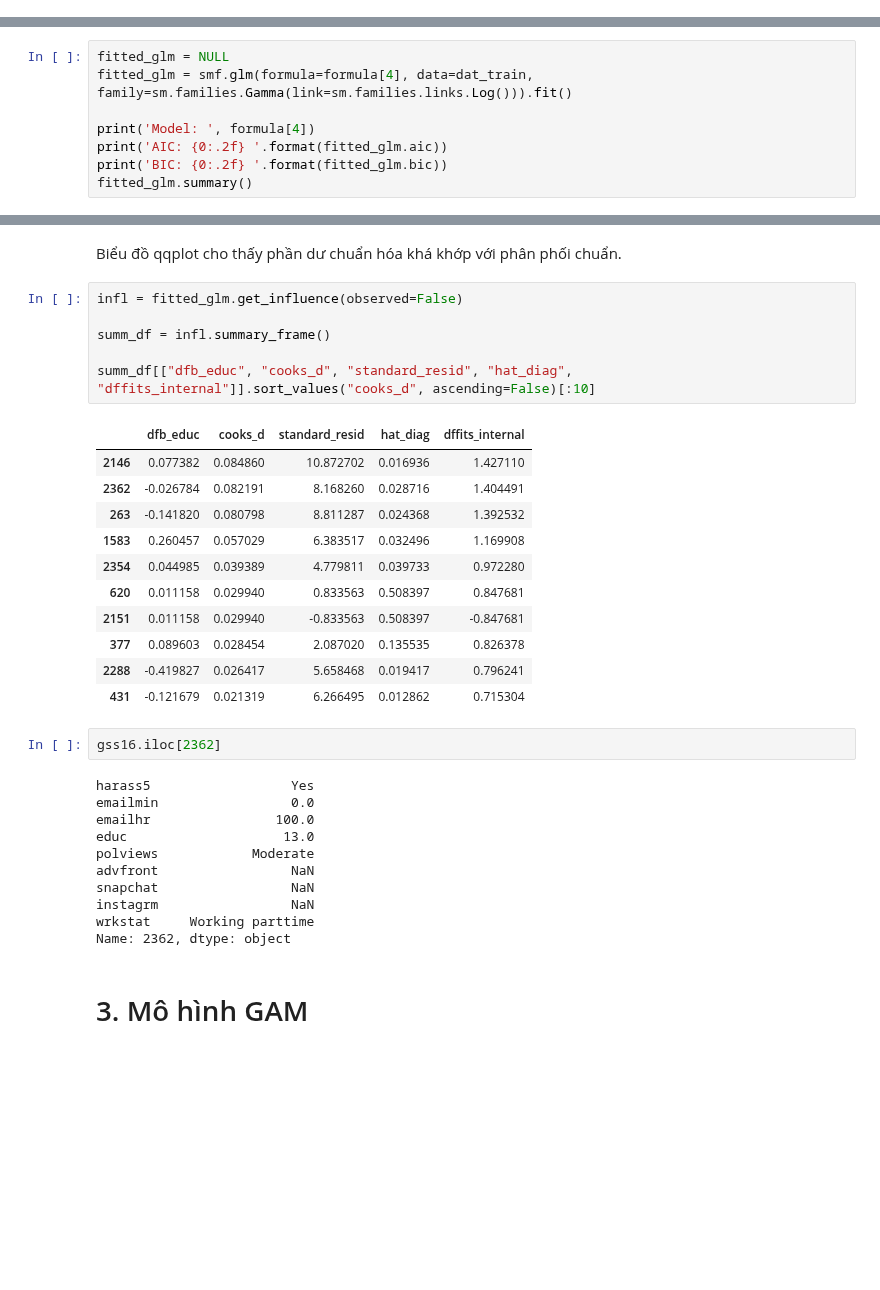
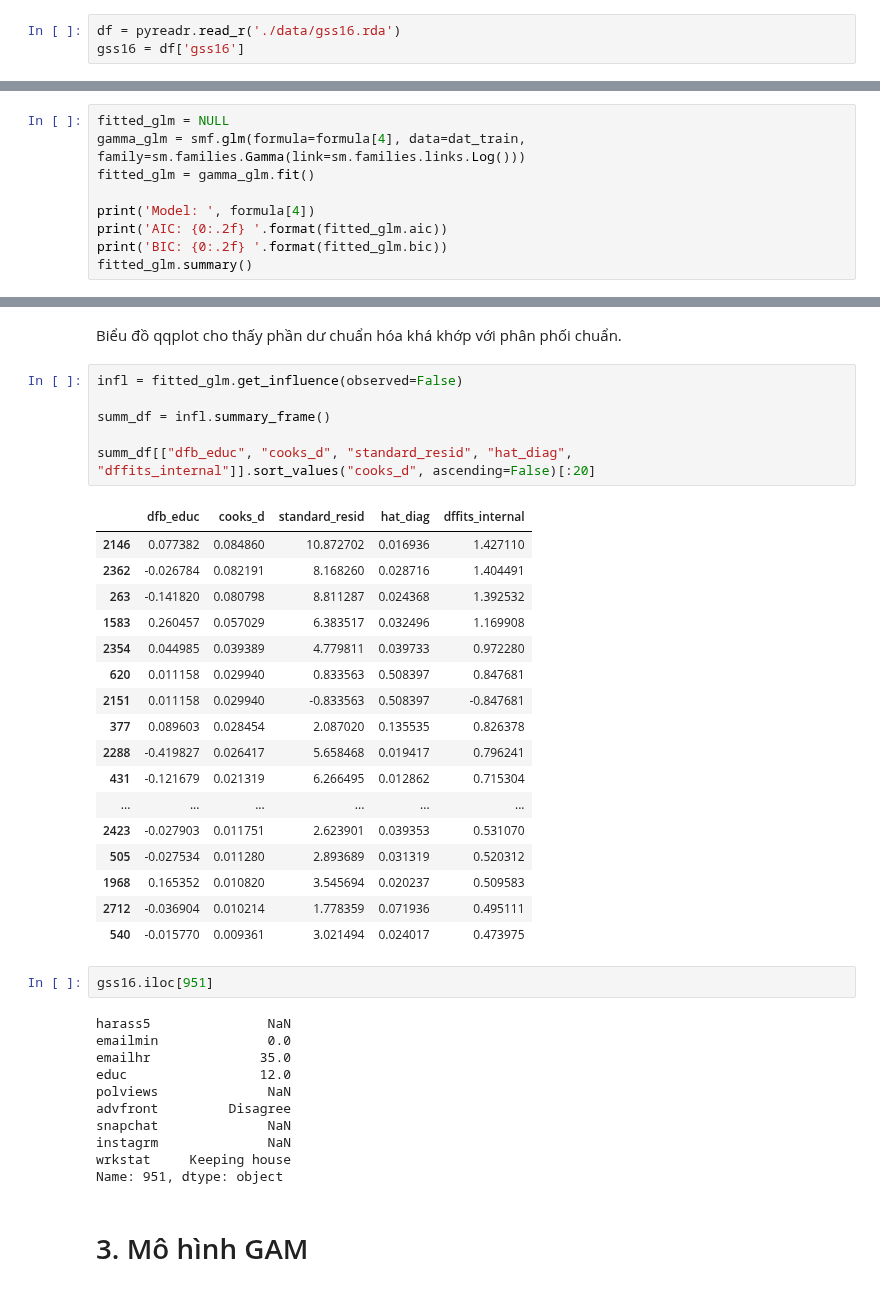
Before and after one commit to batman0911/social-stat-final-term, a Jupyter notebook: GSS16_feature_selection_20230812.ipynb, the cells around one changed output, grey strips where cells are left out. Drawn from its saved outputs; the diff is of its cells as text; blank space fills up the shorter version.

```diff
--- a/GSS16_feature_selection_20230812.ipynb
+++ b/GSS16_feature_selection_20230812.ipynb
@@ -40,3 +25,6 @@ gss16
+# %%
+df = pyreadr.read_r('./data/gss16.rda')
+gss16 = df['gss16']
 # %% [markdown]
 # 1. Tiền xử lý dữ liệu và thống kê mô tả
 # %% [markdown]
@@ -398,7 +376,8 @@ Tham khảo diễn biến của AIC và BIC, ta chọn mô hình 4 là mô hình
 Ta fit lại mô hình để xem thử kết quả.
 # %%
 fitted_glm = NULL
-fitted_glm = smf.glm(formula=formula[4], data=dat_train, family=sm.families.Gamma(link=sm.families.links.Log())).fit()
+gamma_glm = smf.glm(formula=formula[4], data=dat_train, family=sm.families.Gamma(link=sm.families.links.Log()))
+fitted_glm = gamma_glm.fit()
 
 print('Model: ', formula[4])
 print('AIC: {0:.2f} '.format(fitted_glm.aic))
@@ -477,34 +456,40 @@ Biểu đồ qqplot cho thấy phần dư chuẩn hóa khá khớp với phân p
 # %%
 infl = fitted_glm.get_influence(observed=False)
 
 summ_df = infl.summary_frame()
 
-summ_df[["dfb_educ", "cooks_d", "standard_resid", "hat_diag", "dffits_internal"]].sort_values("cooks_d", ascending=False)[:10]
+summ_df[["dfb_educ", "cooks_d", "standard_resid", "hat_diag", "dffits_internal"]].sort_values("cooks_d", ascending=False)[:20]
 # %% [output]
 |  | dfb_educ | cooks_d | standard_resid | hat_diag | dffits_internal |
 | 2146 | 0.077382 | 0.084860 | 10.872702 | 0.016936 | 1.427110 |
 | 2362 | -0.026784 | 0.082191 | 8.168260 | 0.028716 | 1.404491 |
 | 263 | -0.141820 | 0.080798 | 8.811287 | 0.024368 | 1.392532 |
 | 1583 | 0.260457 | 0.057029 | 6.383517 | 0.032496 | 1.169908 |
 | 2354 | 0.044985 | 0.039389 | 4.779811 | 0.039733 | 0.972280 |
 | 620 | 0.011158 | 0.029940 | 0.833563 | 0.508397 | 0.847681 |
 | 2151 | 0.011158 | 0.029940 | -0.833563 | 0.508397 | -0.847681 |
 | 377 | 0.089603 | 0.028454 | 2.087020 | 0.135535 | 0.826378 |
 | 2288 | -0.419827 | 0.026417 | 5.658468 | 0.019417 | 0.796241 |
 | 431 | -0.121679 | 0.021319 | 6.266495 | 0.012862 | 0.715304 |
+| ... | ... | ... | ... | ... | ... |
+| 2423 | -0.027903 | 0.011751 | 2.623901 | 0.039353 | 0.531070 |
+| 505 | -0.027534 | 0.011280 | 2.893689 | 0.031319 | 0.520312 |
+| 1968 | 0.165352 | 0.010820 | 3.545694 | 0.020237 | 0.509583 |
+| 2712 | -0.036904 | 0.010214 | 1.778359 | 0.071936 | 0.495111 |
+| 540 | -0.015770 | 0.009361 | 3.021494 | 0.024017 | 0.473975 |
 # %%
-gss16.iloc[2362]
+gss16.iloc[951]
 # %% [output]
-harass5                  Yes
-emailmin                 0.0
-emailhr                100.0
-educ                    13.0
-polviews            Moderate
-advfront                 NaN
-snapchat                 NaN
-instagrm                 NaN
-wrkstat     Working parttime
-Name: 2362, dtype: object
+harass5               NaN
+emailmin              0.0
+emailhr              35.0
+educ                 12.0
+polviews              NaN
+advfront         Disagree
+snapchat              NaN
+instagrm              NaN
+wrkstat     Keeping house
+Name: 951, dtype: object
 # %% [markdown]
 # 3. Mô hình GAM
 # %%
```
Also changed, not shown: parts of 18 cells of this notebook.
